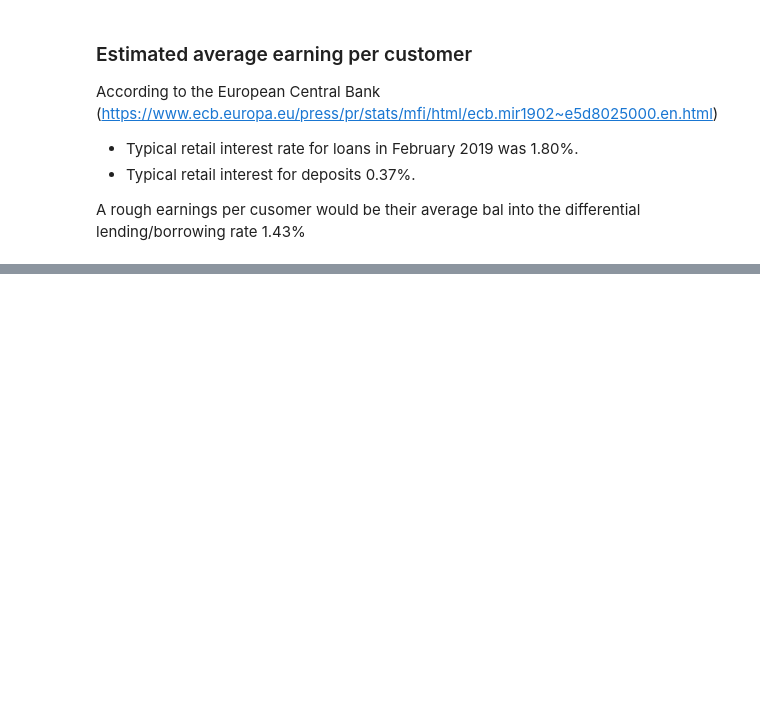
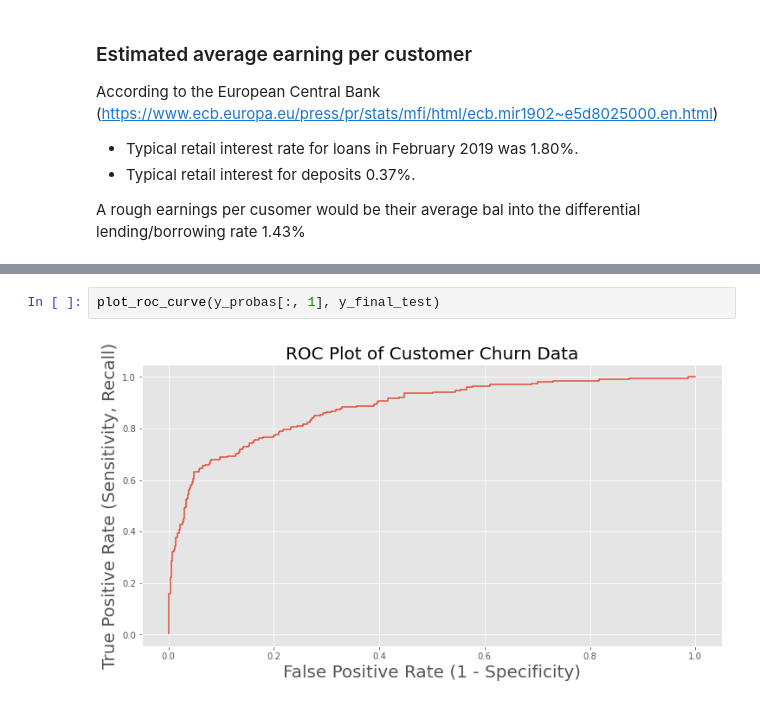
Before and after one commit to ArunMitra/Bank-Customer-Churn-Prediction, a Jupyter notebook: Notebooks/bank_customer_churn_prediction.ipynb, the cells around one changed output, grey strips where cells are left out. Drawn from its saved outputs; the diff is of its cells as text; blank space fills up the shorter version.

```diff
--- a/Notebooks/bank_customer_churn_prediction.ipynb
+++ b/Notebooks/bank_customer_churn_prediction.ipynb
@@ -1032,0 +1121,4 @@ head -n 100 filename > testfile.json
+# %%
+plot_roc_curve(y_probas[:, 1], y_final_test)
+# %% [output]
+[figure, added]
```
Also changed, not shown: parts of 25 cells of this notebook, 8 other files.
